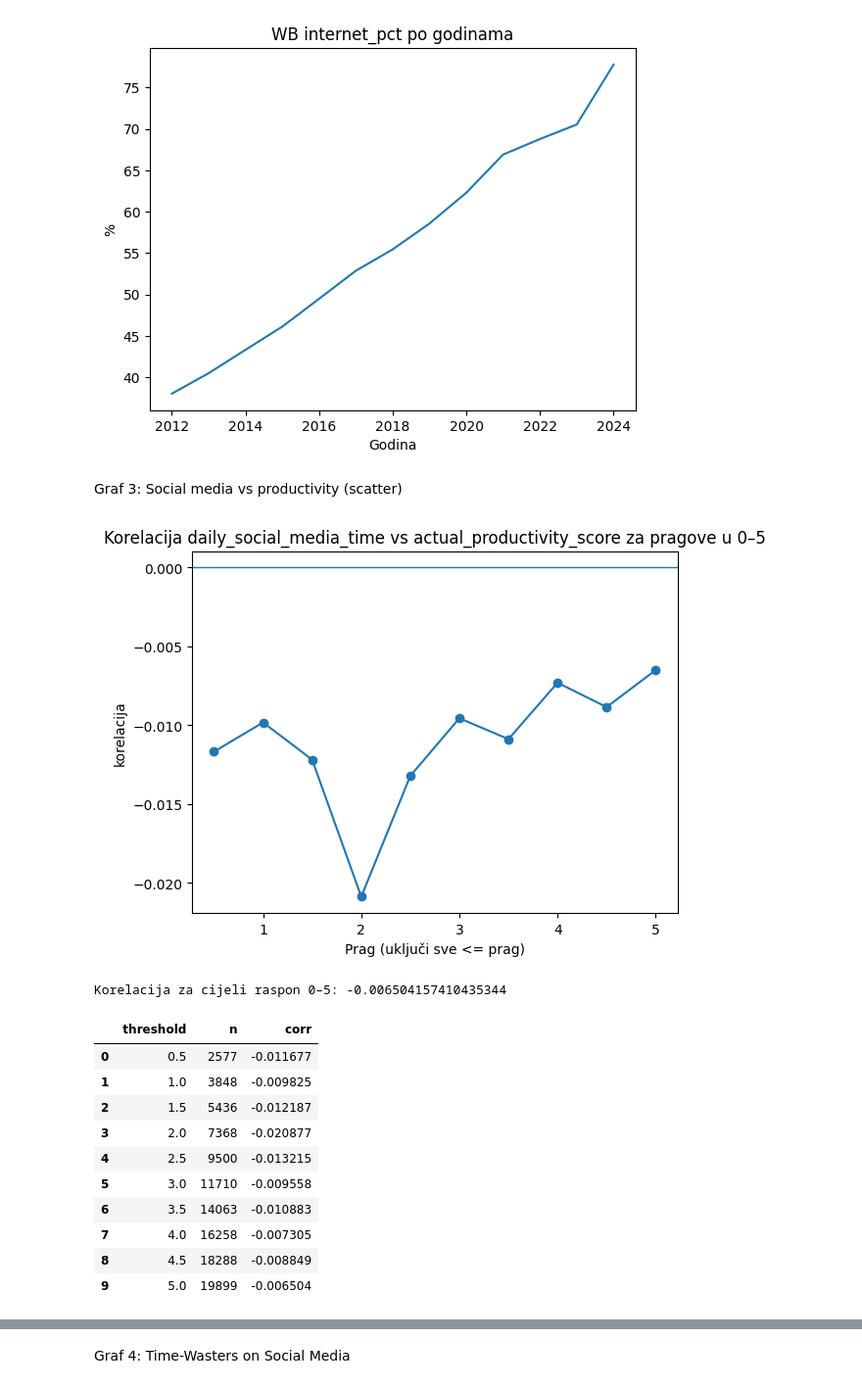
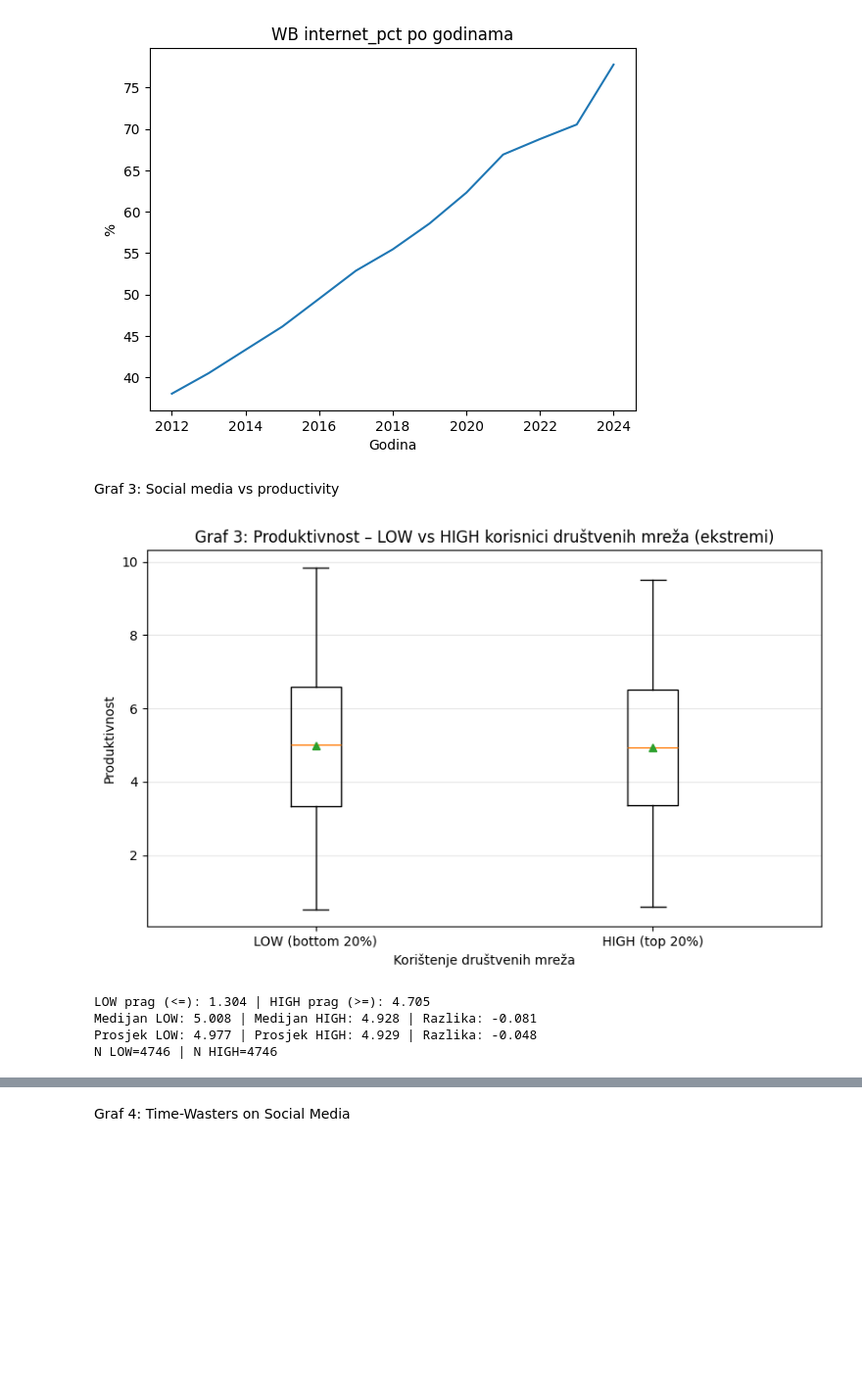
Before and after one commit to djasek21foi/PAP_PROJEKT, a Jupyter notebook: notebooks/04_analysis.ipynb, the cells around one changed output, grey strips where cells are left out. Shown at 98% size. Drawn from its saved outputs; the diff is of its cells as text; code cells hidden in the pictures; blank space fills up the shorter version.

Commit message:
final graphs

```diff
--- a/notebooks/04_analysis.ipynb
+++ b/notebooks/04_analysis.ipynb
@@ -196,49 +196,48 @@ Korelacija daily_minutes vs internet_pct: 0.8855538469368354
 [figure]
 [figure]
 # %% [markdown]
-Graf 3: Social media vs productivity (scatter)
+Graf 3: Social media vs productivity
 # %%
 import numpy as np
-import pandas as pd
 import matplotlib.pyplot as plt
 
 xcol = "daily_social_media_time"
 ycol = "actual_productivity_score"
 
 df = ind[[xcol, ycol]].dropna().copy()
-df = df[df[xcol].between(0, 5)].copy()
 
-thresholds = np.arange(0.5, 5.0 + 0.5, 0.5)
-rows = []
+p = 0.20
 
-for t in thresholds:
-    sub = df[df[xcol] <= t]
-    corr = sub[[xcol, ycol]].corr(numeric_only=True).iloc[0, 1] if len(sub) > 5 else np.nan
-    rows.append({"threshold": t, "n": len(sub), "corr": corr})
+low_thr  = df[xcol].quantile(p)
+high_thr = df[xcol].quantile(1 - p)
 
-corr_df = pd.DataFrame(rows)
+df["group"] = np.where(df[xcol] <= low_thr, "LOW",
+                np.where(df[xcol] >= high_thr, "HIGH", "MID"))
 
-plt.figure()
-plt.plot(corr_df["threshold"], corr_df["corr"], marker="o")
-plt.axhline(0, linewidth=1)
-plt.xlabel("Prag (uključi sve <= prag)")
-plt.ylabel("korelacija")
-plt.title(f"Korelacija {xcol} vs {ycol} za pragove u 0–5")
+ext = df[df["group"] != "MID"].copy()
+
+low_vals  = ext[ext["group"] == "LOW"][ycol].values
+high_vals = ext[ext["group"] == "HIGH"][ycol].values
+
+if len(low_vals) == 0 or len(high_vals) == 0:
+    raise ValueError("LOW ili HIGH grupa je prazna. Probaj p=0.25 ili provjeri podatke.")
+
+plt.figure(figsize=(8,5))
+plt.boxplot([low_vals, high_vals], labels=["LOW (bottom 20%)", "HIGH (top 20%)"], showmeans=True)
+plt.xlabel("Korištenje društvenih mreža")
+plt.ylabel("Produktivnost")
+plt.title("Graf 3: Produktivnost – LOW vs HIGH korisnici društvenih mreža (ekstremi)")
+plt.grid(axis="y", alpha=0.3)
+plt.tight_layout()
 plt.show()
-correlation = corr_df.iloc[-1]["corr"] if len(corr_df) > 0 else None
-print(f"Korelacija za cijeli raspon 0–5: {correlation}")
-display(corr_df)
+
+print(f"LOW prag (<=): {low_thr:.3f} | HIGH prag (>=): {high_thr:.3f}")
+print(f"Medijan LOW: {np.median(low_vals):.3f} | Medijan HIGH: {np.median(high_vals):.3f} | Razlika: {(np.median(high_vals)-np.median(low_vals)):.3f}")
+print(f"Prosjek LOW: {low_vals.mean():.3f} | Prosjek HIGH: {high_vals.mean():.3f} | Razlika: {(high_vals.mean()-low_vals.mean()):.3f}")
+print(f"N LOW={len(low_vals)} | N HIGH={len(high_vals)}")
 # %% [output]
-[figure, old version]
+[figure, new version]
-Korelacija za cijeli raspon 0–5: -0.006504157410435344
+LOW prag (<=): 1.304 | HIGH prag (>=): 4.705
+Medijan LOW: 5.008 | Medijan HIGH: 4.928 | Razlika: -0.081
+Prosjek LOW: 4.977 | Prosjek HIGH: 4.929 | Razlika: -0.048
+N LOW=4746 | N HIGH=4746
-|  | threshold | n | corr |
-| 0 | 0.5 | 2577 | -0.011677 |
-| 1 | 1.0 | 3848 | -0.009825 |
-| 2 | 1.5 | 5436 | -0.012187 |
-| 3 | 2.0 | 7368 | -0.020877 |
-| 4 | 2.5 | 9500 | -0.013215 |
-| 5 | 3.0 | 11710 | -0.009558 |
-| 6 | 3.5 | 14063 | -0.010883 |
-| 7 | 4.0 | 16258 | -0.007305 |
-| 8 | 4.5 | 18288 | -0.008849 |
-| 9 | 5.0 | 19899 | -0.006504 |
```
Also changed, not shown: parts of 1 cell of this notebook.
